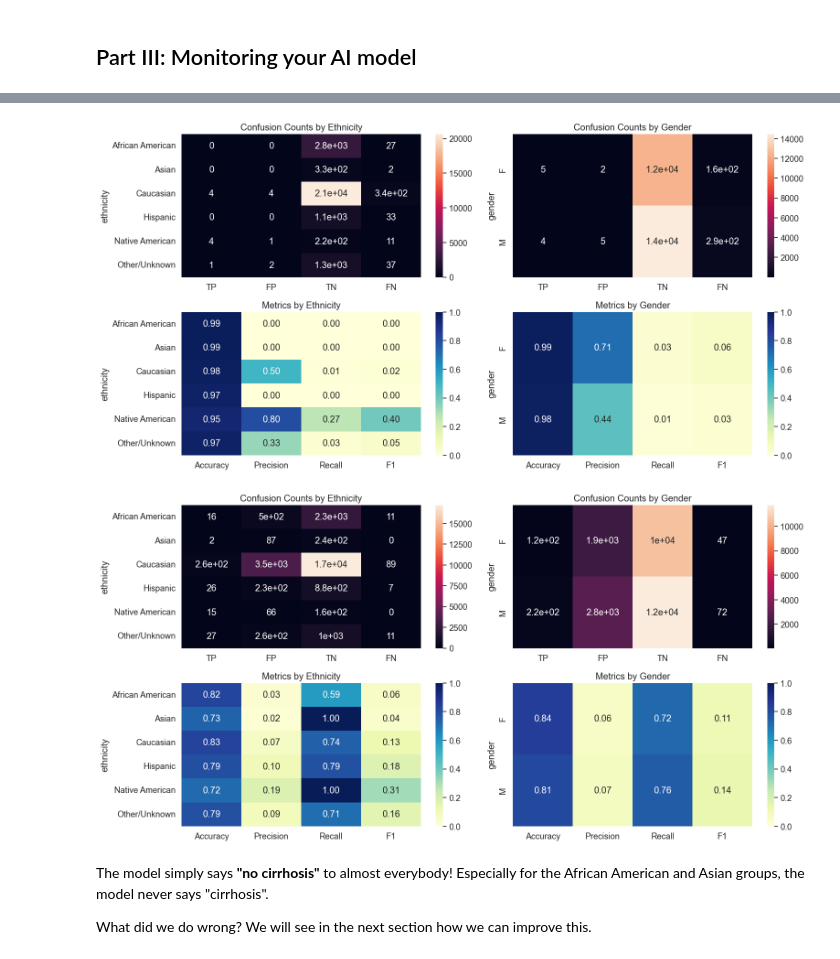
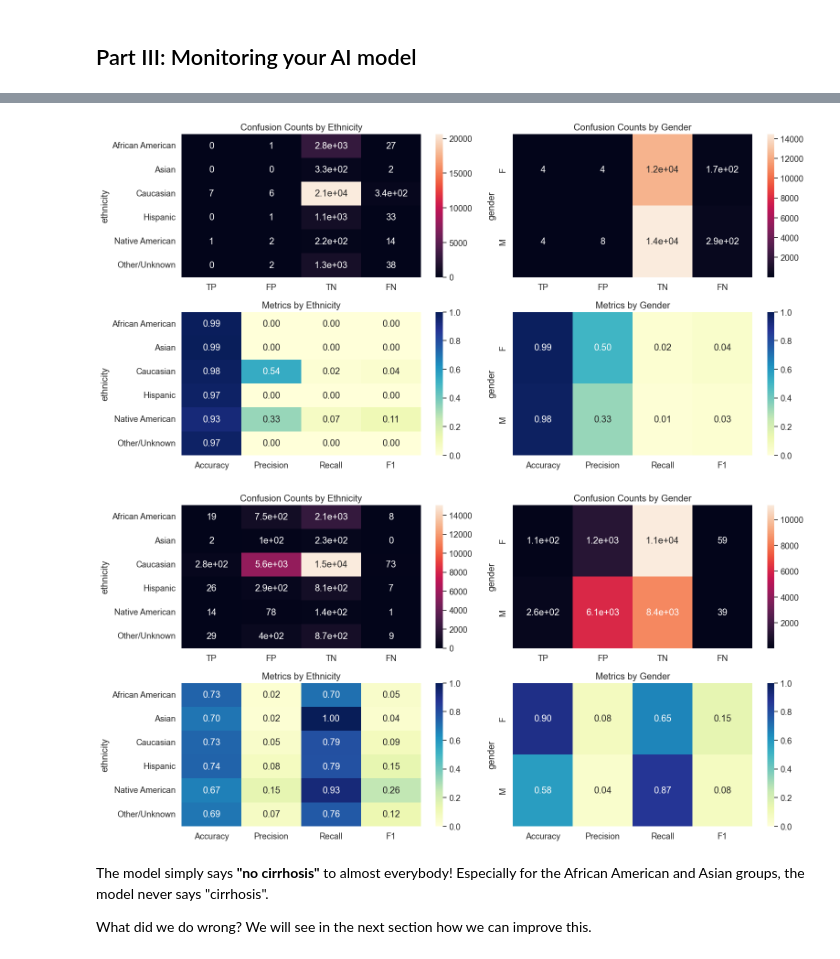
Before and after one commit to donlaporntr/TSCCM_Bias_In_AI_Workshop, a Jupyter notebook: AI_Fairness_in_Medicine.ipynb, the cells around one changed output, grey strips where cells are left out. Drawn from its saved outputs; the diff is of its cells as text; code cells hidden in the pictures.

Commit message:
force gender bias

```diff
--- a/AI_Fairness_in_Medicine.ipynb
+++ b/AI_Fairness_in_Medicine.ipynb
@@ -344,7 +400,8 @@ def train(
     categorical_features: list[str],
     target: str,
     groups: list[str],
-    balance: bool
+    balance: bool,
+    mitigate_gender_bias: bool,
 ):
     df = df.dropna(subset=[target]).copy()
 
@@ -357,8 +414,10 @@ def train(
     X_train, X_test, y_train, y_test, _, group_test = train_test_split(
         X, y, group, test_size=0.3, random_state=42)
 
-    if balance :
+    if mitigate_gender_bias:
         X_train, y_train = make_balance (X_train, y_train)
+    elif balance:
+        X_train, y_train = make_gender_bias (X_train, y_train)
 
     numeric_transformer = Pipeline([
         ("imputer", SimpleImputer(strategy="median")),
@@ -397,15 +456,22 @@ def train_and_evaluate(
     target: str,
     groups: list[str],
     everyone_as_african_american: bool = False,
-    balance: bool = False
+    everyone_as_male: bool = False,
+    balance: bool = False,
+    mitigate_gender_bias: bool = False
 ):
 
-    model, test_set = train(df, numerical_features, categorical_features, target, groups, balance)
+    model, test_set = train(df, numerical_features, categorical_features, target, groups, balance, mitigate_gender_bias)
     (X_test, y_test, group_test) = test_set
 
-    if everyone_as_african_american and "ethnicity" in categorical_features:
+    features = categorical_features + numerical_features
+
+    if everyone_as_african_american and "ethnicity" in features:
         X_test["ethnicity"] = "Native American"
 
+    if everyone_as_male and "gender" in features:
+        X_test["gender"] = "M"
+
     return evaluate(model, X_test, y_test, group_test)
 # %% [markdown]
 Now let's practice what we have discussed. From the list below, choose **two** or **three** problems
@@ -494,22 +560,22 @@ def plot_result_df(data: pd.DataFrame):
 # %%
 result_df = train_and_evaluate(df=df,
                                numerical_features=NUM_FEATURES,
-                               categorical_features=["ethnicity"],
+                               categorical_features=["gender"],
                                target=TARGET,
                                groups=GROUPS)
 plot_result_df(result_df)
 # %% [output]
-[figure, old version]
+[figure, new version]
 # %%
 result_df = train_and_evaluate(df=df,
                                numerical_features=NUM_FEATURES,
-                               categorical_features=["ethnicity"],
+                               categorical_features=["gender"],
                                target=TARGET,
                                groups=GROUPS,
                                balance=True)
 plot_result_df(result_df)
 # %% [output]
-[figure, old version]
+[figure, new version]
 # %% [markdown]
 The model simply says __"no cirrhosis"__ to almost everybody! Especially for the African American
 and Asian groups, the model never says "cirrhosis".
```
Also changed, not shown: parts of 22 cells of this notebook.
